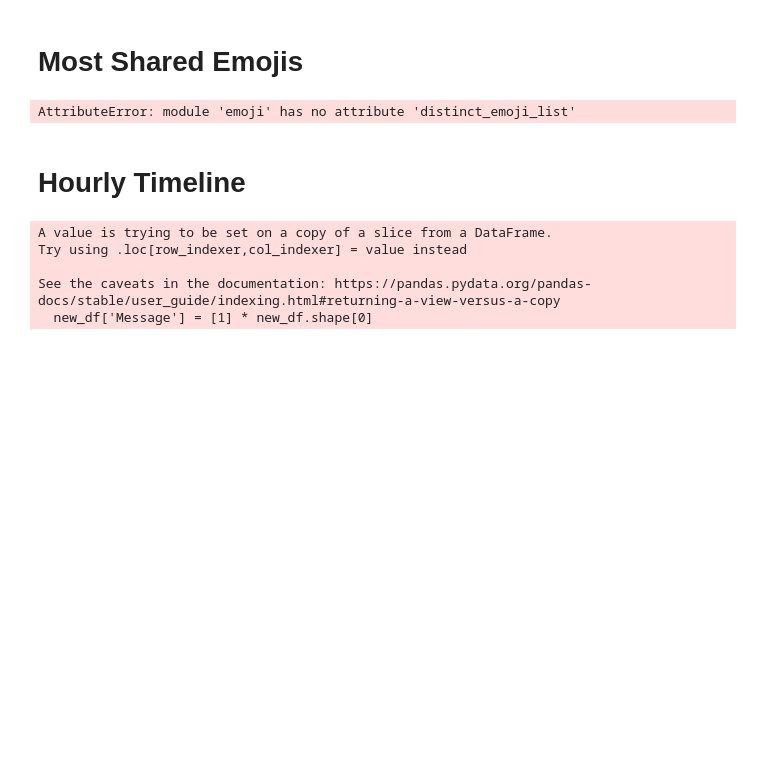
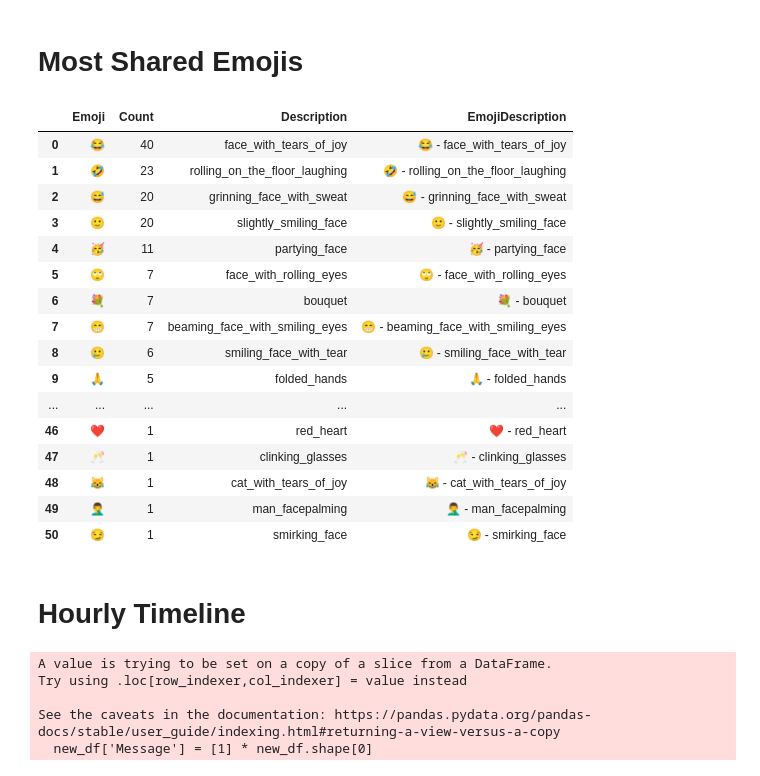
Before and after one commit to Als1510/WhatsAppChatAnalyser, a Jupyter notebook: Analysis.ipynb, the cells around one changed output. Drawn from its saved outputs; the diff is of its cells as text; code cells hidden in the pictures; blank space fills up the shorter version.

```diff
--- a/Analysis.ipynb
+++ b/Analysis.ipynb
@@ -258,23 +364,41 @@ Note: you may need to restart the kernel to use updated packages.
 # %% [markdown]
 # Most Shared Emojis
 # %%
-def emoji_helper(selected_user, df):
+def get_emojis(selected_user, df):
     if selected_user != 'Overall':
-        df = df[df['user'] == selected_user]
+        df = df[df['User'] == selected_user]
     emojis = []
     description = []
     for message in df['Message']:
         all_emoji = emoji.distinct_emoji_list(message)
         emojis.extend([emoji.emojize(is_emoji) for is_emoji in all_emoji])
-    emoji_df = pd.DataFrame(Counter(emojis).most_common(len(Counter(emojis))))
-    for i in emoji_df[0]:
+    emoji_df = pd.DataFrame(Counter(emojis).most_common(len(Counter(emojis))), columns=['Emoji', 'Count'])
+    for i in emoji_df['Emoji']:
         description.append(emoji.demojize(i))
-    emoji_df['description'] = description
-    return emoji_df[:5],emoji_df
+    emoji_df['Description'] = description
+    emoji_df['Description'] = emoji_df['Description'].apply(lambda x: x.strip(':'))
+    emoji_df['EmojiDescription'] = emoji_df['Emoji'] + ' - ' + emoji_df['Description']
+    return emoji_df
 # %%
-emoji_helper('Overall', df)
+get_emojis('Overall', df)
 # %% [output]
-AttributeError: module 'emoji' has no attribute 'distinct_emoji_list'
+|  | Emoji | Count | Description | EmojiDescription |
+| 0 | 😂 | 40 | face_with_tears_of_joy | 😂 - face_with_tears_of_joy |
+| 1 | 🤣 | 23 | rolling_on_the_floor_laughing | 🤣 - rolling_on_the_floor_laughing |
+| 2 | 😅 | 20 | grinning_face_with_sweat | 😅 - grinning_face_with_sweat |
+| 3 | 🙂 | 20 | slightly_smiling_face | 🙂 - slightly_smiling_face |
+| 4 | 🥳 | 11 | partying_face | 🥳 - partying_face |
+| 5 | 🙄 | 7 | face_with_rolling_eyes | 🙄 - face_with_rolling_eyes |
+| 6 | 💐 | 7 | bouquet | 💐 - bouquet |
+| 7 | 😁 | 7 | beaming_face_with_smiling_eyes | 😁 - beaming_face_with_smiling_eyes |
+| 8 | 🥲 | 6 | smiling_face_with_tear | 🥲 - smiling_face_with_tear |
+| 9 | 🙏 | 5 | folded_hands | 🙏 - folded_hands |
+| ... | ... | ... | ... | ... |
+| 46 | ❤️ | 1 | red_heart | ❤️ - red_heart |
+| 47 | 🥂 | 1 | clinking_glasses | 🥂 - clinking_glasses |
+| 48 | 😹 | 1 | cat_with_tears_of_joy | 😹 - cat_with_tears_of_joy |
+| 49 | 🤦‍♂️ | 1 | man_facepalming | 🤦‍♂️ - man_facepalming |
+| 50 | 😏 | 1 | smirking_face | 😏 - smirking_face |
 # %% [markdown]
 # Hourly Timeline
 # %%
```
Also changed, not shown: parts of 22 cells of this notebook, 6 other files.
